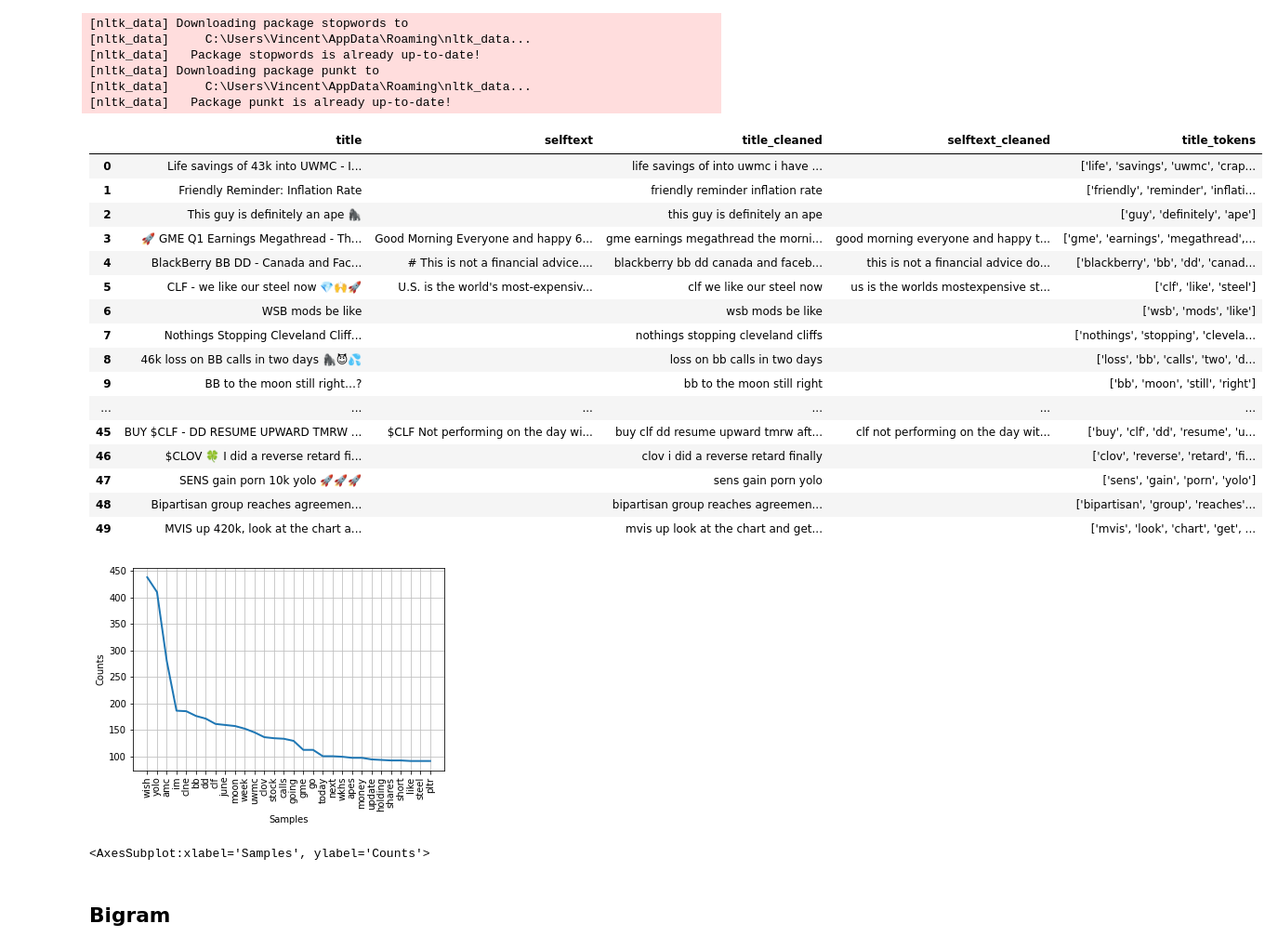
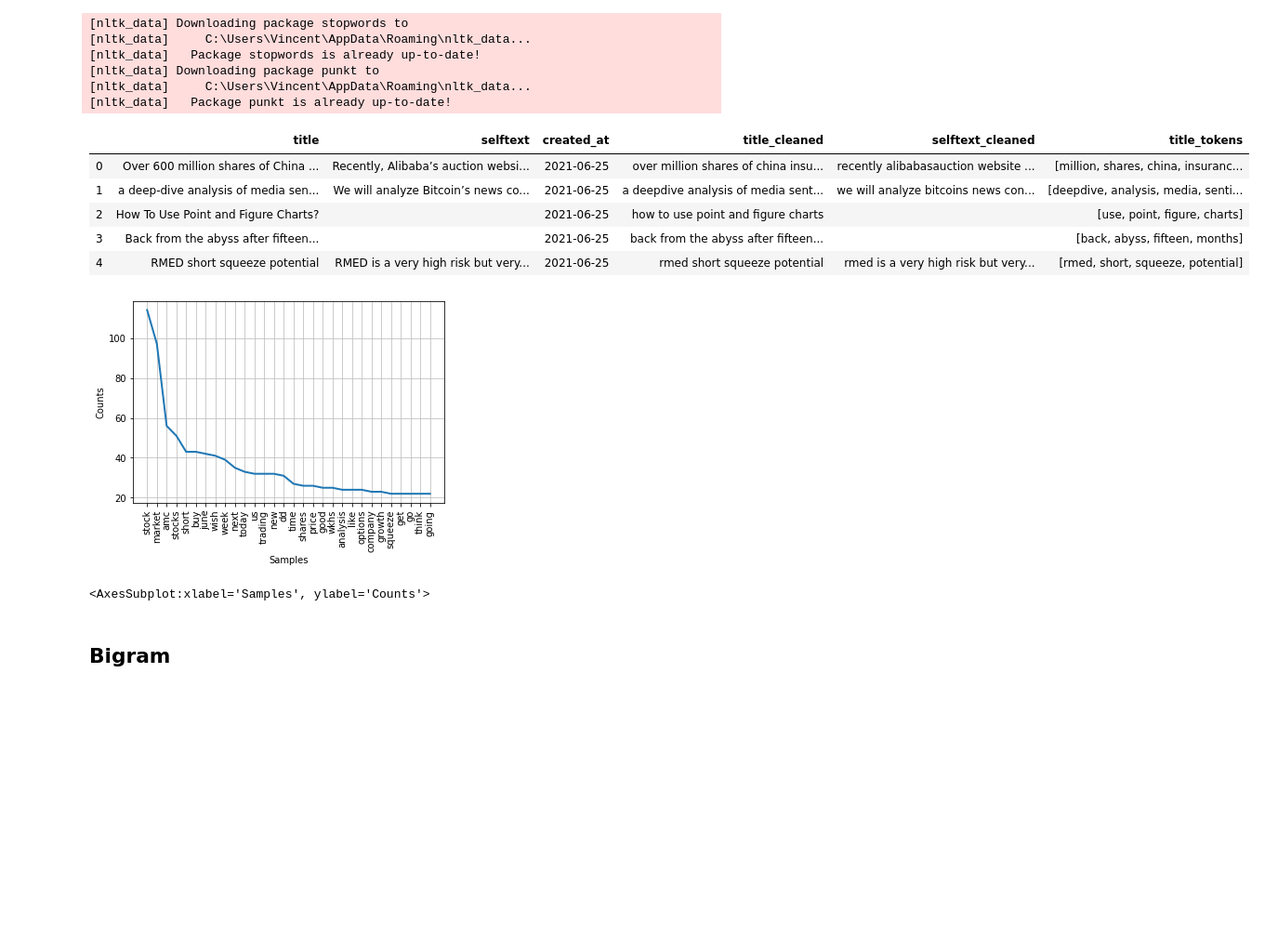
Before and after one commit to Vins1805/nlp-stock-market-trend-prediction-with-reddit-posts, a Jupyter notebook: testing.ipynb, the cells around one changed output. Shown: that part at 93% size. Saved outputs shown, nothing was run; the diff lists cells and outputs as text; code cells hidden in the pictures; blank space fills up the shorter version.

```diff
--- a/testing.ipynb
+++ b/testing.ipynb
@@ -6,0 +15,3 @@ import os
+# %%
+df = r.load_raw_text(os.path.join(r.filepath, r.subreddits[1]))
+df.head().style
@@ -14,3 +30,0 @@ r.subreddits
-# %%
-df = r.load_raw_text(os.path.join(r.filepath, r.subreddits[2]))
-df.head()
@@ -79,25 +75,14 @@ stop_words = set(stopwords.words("english"))
 # %%
 df["title_tokens"] = df.title_cleaned.apply(lambda t: [token for token in word_tokenize(t) if token not in stop_words])
 # %%
-df.head(50).style
+df.head()
 # %% [output]
-|  | title | selftext | title_cleaned | selftext_cleaned | title_tokens |
-| 0 | Life savings of 43k into UWMC - I... |  | life savings of into uwmc i have ... |  | ['life', 'savings', 'uwmc', 'crap... |
-| 1 | Friendly Reminder: Inflation Rate |  | friendly reminder inflation rate |  | ['friendly', 'reminder', 'inflati... |
-| 2 | This guy is definitely an ape 🦍 |  | this guy is definitely an ape |  | ['guy', 'definitely', 'ape'] |
-| 3 | 🚀 GME Q1 Earnings Megathread - Th... | Good Morning Everyone and happy 6... | gme earnings megathread the morni... | good morning everyone and happy t... | ['gme', 'earnings', 'megathread',... |
-| 4 | BlackBerry BB DD - Canada and Fac... | # This is not a financial advice.... | blackberry bb dd canada and faceb... | this is not a financial advice do... | ['blackberry', 'bb', 'dd', 'canad... |
-| 5 | CLF - we like our steel now 💎🙌🚀 | U.S. is the world's most-expensiv... | clf we like our steel now | us is the worlds mostexpensive st... | ['clf', 'like', 'steel'] |
-| 6 | WSB mods be like |  | wsb mods be like |  | ['wsb', 'mods', 'like'] |
-| 7 | Nothings Stopping Cleveland Cliff... |  | nothings stopping cleveland cliffs |  | ['nothings', 'stopping', 'clevela... |
-| 8 | 46k loss on BB calls in two days 🦍😈💦 |  | loss on bb calls in two days |  | ['loss', 'bb', 'calls', 'two', 'd... |
-| 9 | BB to the moon still right…? |  | bb to the moon still right |  | ['bb', 'moon', 'still', 'right'] |
-| ... | ... | ... | ... | ... | ... |
-| 45 | BUY $CLF - DD RESUME UPWARD TMRW ... | $CLF Not performing on the day wi... | buy clf dd resume upward tmrw aft... | clf not performing on the day wit... | ['buy', 'clf', 'dd', 'resume', 'u... |
-| 46 | $CLOV 🍀 I did a reverse retard fi... |  | clov i did a reverse retard finally |  | ['clov', 'reverse', 'retard', 'fi... |
-| 47 | SENS gain porn 10k yolo 🚀🚀🚀 |  | sens gain porn yolo |  | ['sens', 'gain', 'porn', 'yolo'] |
-| 48 | Bipartisan group reaches agreemen... |  | bipartisan group reaches agreemen... |  | ['bipartisan', 'group', 'reaches'... |
-| 49 | MVIS up 420k, look at the chart a... |  | mvis up look at the chart and get... |  | ['mvis', 'look', 'chart', 'get', ... |
+|  | title | selftext | created_at | title_cleaned | selftext_cleaned | title_tokens |
+| 0 | Over 600 million shares of China ... | Recently, Alibaba’s auction websi... | 2021-06-25 | over million shares of china insu... | recently alibabasauction website ... | [million, shares, china, insuranc... |
+| 1 | a deep-dive analysis of media sen... | We will analyze Bitcoin’s news co... | 2021-06-25 | a deepdive analysis of media sent... | we will analyze bitcoins news con... | [deepdive, analysis, media, senti... |
+| 2 | How To Use Point and Figure Charts? |  | 2021-06-25 | how to use point and figure charts |  | [use, point, figure, charts] |
+| 3 | Back from the abyss after fifteen... |  | 2021-06-25 | back from the abyss after fifteen... |  | [back, abyss, fifteen, months] |
+| 4 | RMED short squeeze potential | RMED is a very high risk but very... | 2021-06-25 | rmed short squeeze potential | rmed is a very high risk but very... | [rmed, short, squeeze, potential] |
 # %%
 from nltk.probability import FreqDist
 
@@ -105,7 +90,7 @@ flatten = lambda nested_list: [elm for sublist in nested_list for elm in sublist
 # %%
 FreqDist(flatten(df.title_tokens)).plot(30)
 # %% [output]
-[figure, old version]
+[figure, new version]
 <AxesSubplot:xlabel='Samples', ylabel='Counts'>
 # %% [markdown]
 ## Bigram
```
Also changed, not shown: parts of 36 cells of this notebook, 3 other files.
